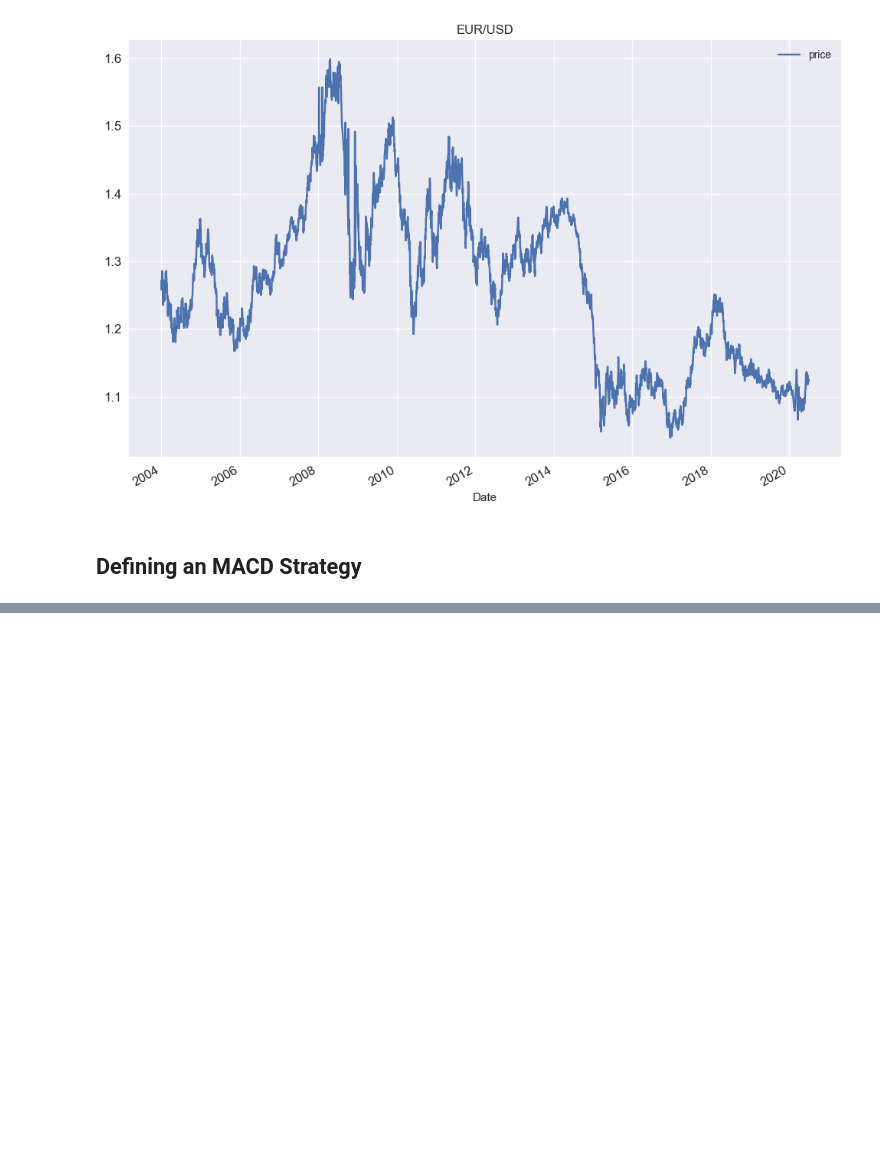
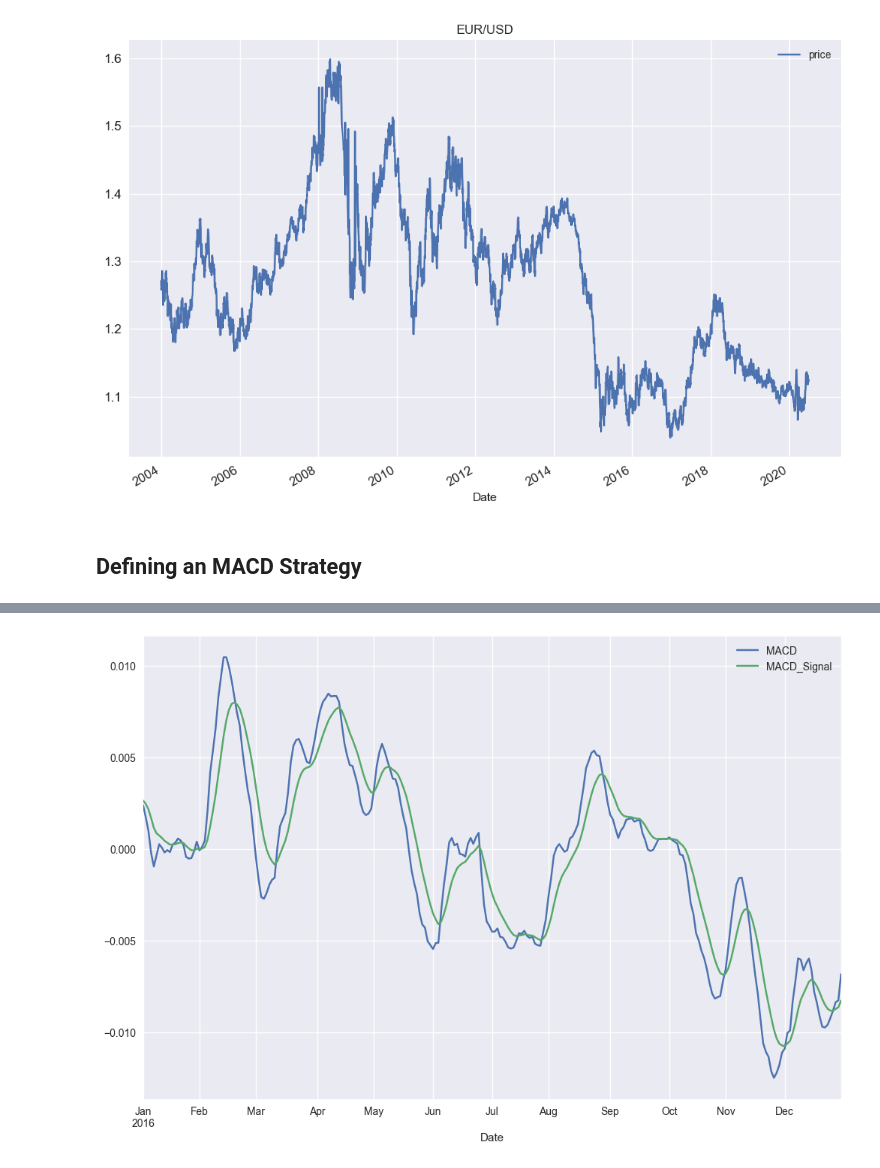
Before and after one commit to AvirukthGT/AlgoTrading, a Jupyter notebook: MACD/MACD.ipynb, the cells around one changed output, grey strips where cells are left out. Drawn from its saved outputs; the diff is of its cells as text; code cells hidden in the pictures; blank space fills up the shorter version.

```diff
--- a/MACD/MACD.ipynb
+++ b/MACD/MACD.ipynb
@@ -30,0 +68,5 @@ ema_l = 26 # EMA Long
+# %%
+data.loc["2016", ["MACD", "MACD_Signal"]].plot(figsize = (12, 8))
+plt.show()
+# %% [output]
+[figure, added]
```
Also changed, not shown: parts of 8 cells of this notebook.
